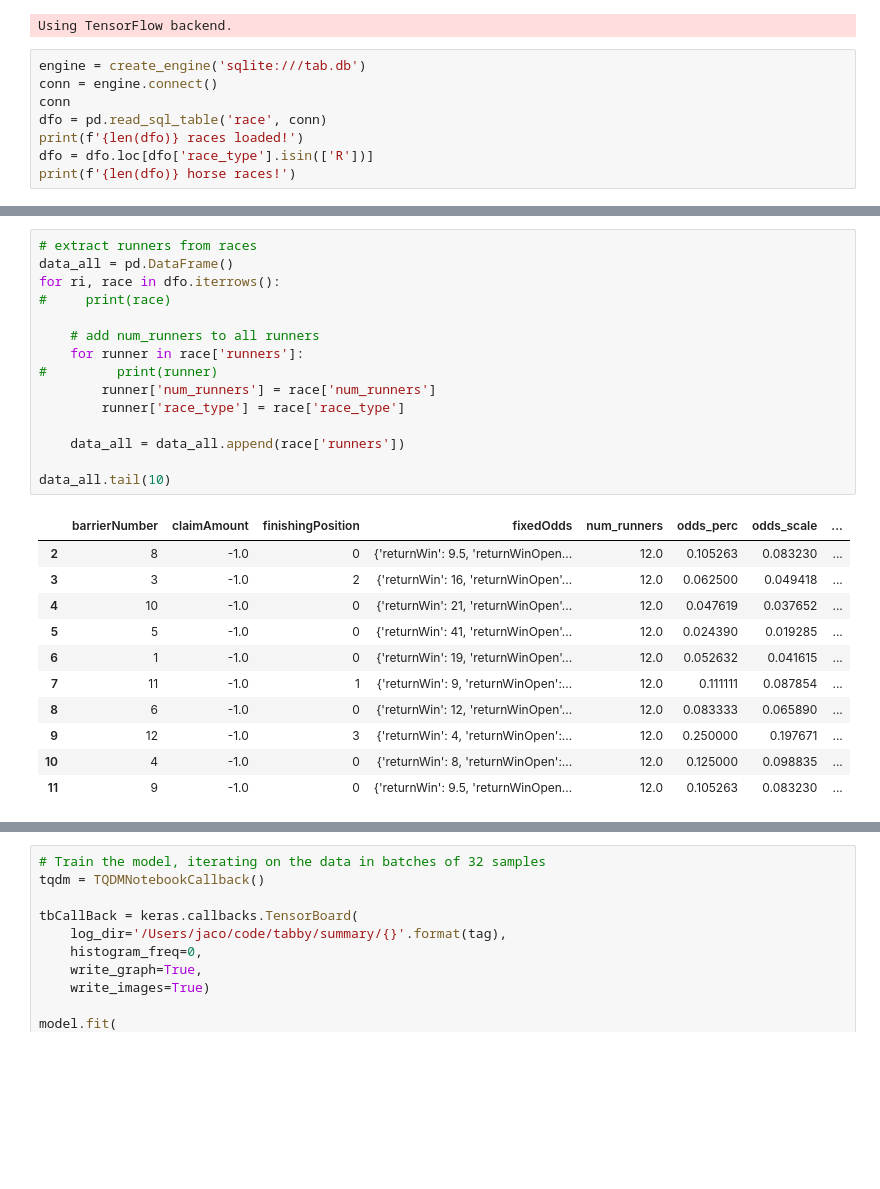
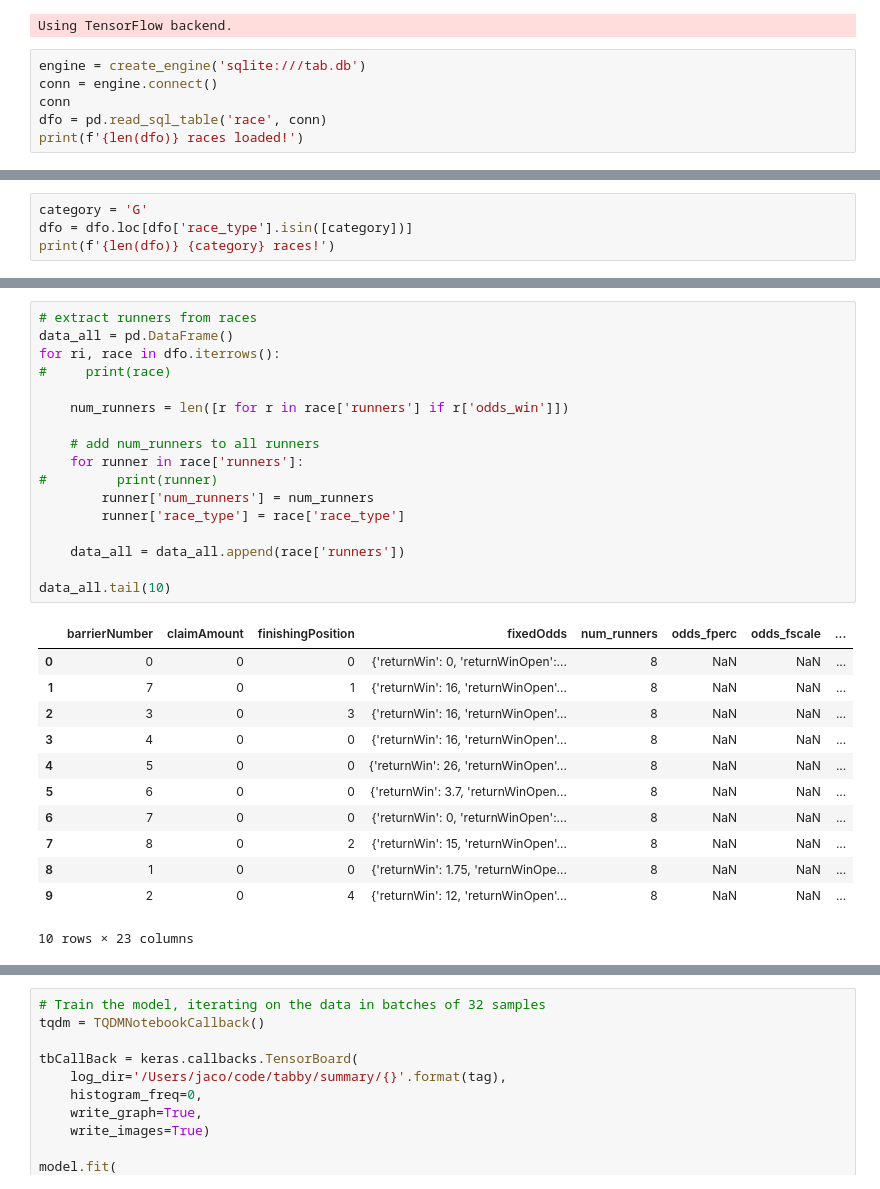
Before and after one commit to Tjorriemorrie/tabby, a Jupyter notebook: Keras Training.ipynb, the cells around one changed output, grey strips where cells are left out. Saved outputs shown, nothing was run; the diff lists cells and outputs as text; blank space fills up the shorter version.

```diff
--- a/Keras Training.ipynb
+++ b/Keras Training.ipynb
@@ -21,6 +21,4 @@ conn = engine.connect()
 conn
 dfo = pd.read_sql_table('race', conn)
 print(f'{len(dfo)} races loaded!')
-dfo = dfo.loc[dfo['race_type'].isin(['R'])]
-print(f'{len(dfo)} horse races!')
 # %% [output]
@@ -28,0 +26,4 @@ print(f'{len(dfo)} horse races!')
+# %%
+category = 'G'
+dfo = dfo.loc[dfo['race_type'].isin([category])]
+print(f'{len(dfo)} {category} races!')
@@ -40,30 +43,33 @@ dfo.head()
 # %%
 # extract runners from races
 data_all = pd.DataFrame()
 for ri, race in dfo.iterrows():
 #     print(race)
 
+    num_runners = len([r for r in race['runners'] if r['odds_win']])
+
     # add num_runners to all runners
     for runner in race['runners']:
 #         print(runner)
-        runner['num_runners'] = race['num_runners']
+        runner['num_runners'] = num_runners
         runner['race_type'] = race['race_type']
 
     data_all = data_all.append(race['runners'])
 
 data_all.tail(10)
 # %% [output]
-|  | barrierNumber | claimAmount | finishingPosition | fixedOdds | num_runners | odds_perc | odds_scale | ... |
-| 2 | 8 | -1.0 | 0 | {'returnWin': 9.5, 'returnWinOpen... | 12.0 | 0.105263 | 0.083230 | ... |
-| 3 | 3 | -1.0 | 2 | {'returnWin': 16, 'returnWinOpen'... | 12.0 | 0.062500 | 0.049418 | ... |
-| 4 | 10 | -1.0 | 0 | {'returnWin': 21, 'returnWinOpen'... | 12.0 | 0.047619 | 0.037652 | ... |
-| 5 | 5 | -1.0 | 0 | {'returnWin': 41, 'returnWinOpen'... | 12.0 | 0.024390 | 0.019285 | ... |
-| 6 | 1 | -1.0 | 0 | {'returnWin': 19, 'returnWinOpen'... | 12.0 | 0.052632 | 0.041615 | ... |
-| 7 | 11 | -1.0 | 1 | {'returnWin': 9, 'returnWinOpen':... | 12.0 | 0.111111 | 0.087854 | ... |
-| 8 | 6 | -1.0 | 0 | {'returnWin': 12, 'returnWinOpen'... | 12.0 | 0.083333 | 0.065890 | ... |
-| 9 | 12 | -1.0 | 3 | {'returnWin': 4, 'returnWinOpen':... | 12.0 | 0.250000 | 0.197671 | ... |
-| 10 | 4 | -1.0 | 0 | {'returnWin': 8, 'returnWinOpen':... | 12.0 | 0.125000 | 0.098835 | ... |
-| 11 | 9 | -1.0 | 0 | {'returnWin': 9.5, 'returnWinOpen... | 12.0 | 0.105263 | 0.083230 | ... |
+|  | barrierNumber | claimAmount | finishingPosition | fixedOdds | num_runners | odds_fperc | odds_fscale | ... |
+| 0 | 0 | 0 | 0 | {'returnWin': 0, 'returnWinOpen':... | 8 | NaN | NaN | ... |
+| 1 | 7 | 0 | 1 | {'returnWin': 16, 'returnWinOpen'... | 8 | NaN | NaN | ... |
+| 2 | 3 | 0 | 3 | {'returnWin': 16, 'returnWinOpen'... | 8 | NaN | NaN | ... |
+| 3 | 4 | 0 | 0 | {'returnWin': 16, 'returnWinOpen'... | 8 | NaN | NaN | ... |
+| 4 | 5 | 0 | 0 | {'returnWin': 26, 'returnWinOpen'... | 8 | NaN | NaN | ... |
+| 5 | 6 | 0 | 0 | {'returnWin': 3.7, 'returnWinOpen... | 8 | NaN | NaN | ... |
+| 6 | 7 | 0 | 0 | {'returnWin': 0, 'returnWinOpen':... | 8 | NaN | NaN | ... |
+| 7 | 8 | 0 | 2 | {'returnWin': 15, 'returnWinOpen'... | 8 | NaN | NaN | ... |
+| 8 | 1 | 0 | 0 | {'returnWin': 1.75, 'returnWinOpe... | 8 | NaN | NaN | ... |
+| 9 | 2 | 0 | 4 | {'returnWin': 12, 'returnWinOpen'... | 8 | NaN | NaN | ... |
+10 rows × 23 columns
 # %%
 # drop scratched
 data = data_all.dropna(subset=['odds_win'])
```
Also changed, not shown: parts of 11 cells of this notebook, 15 other files.
